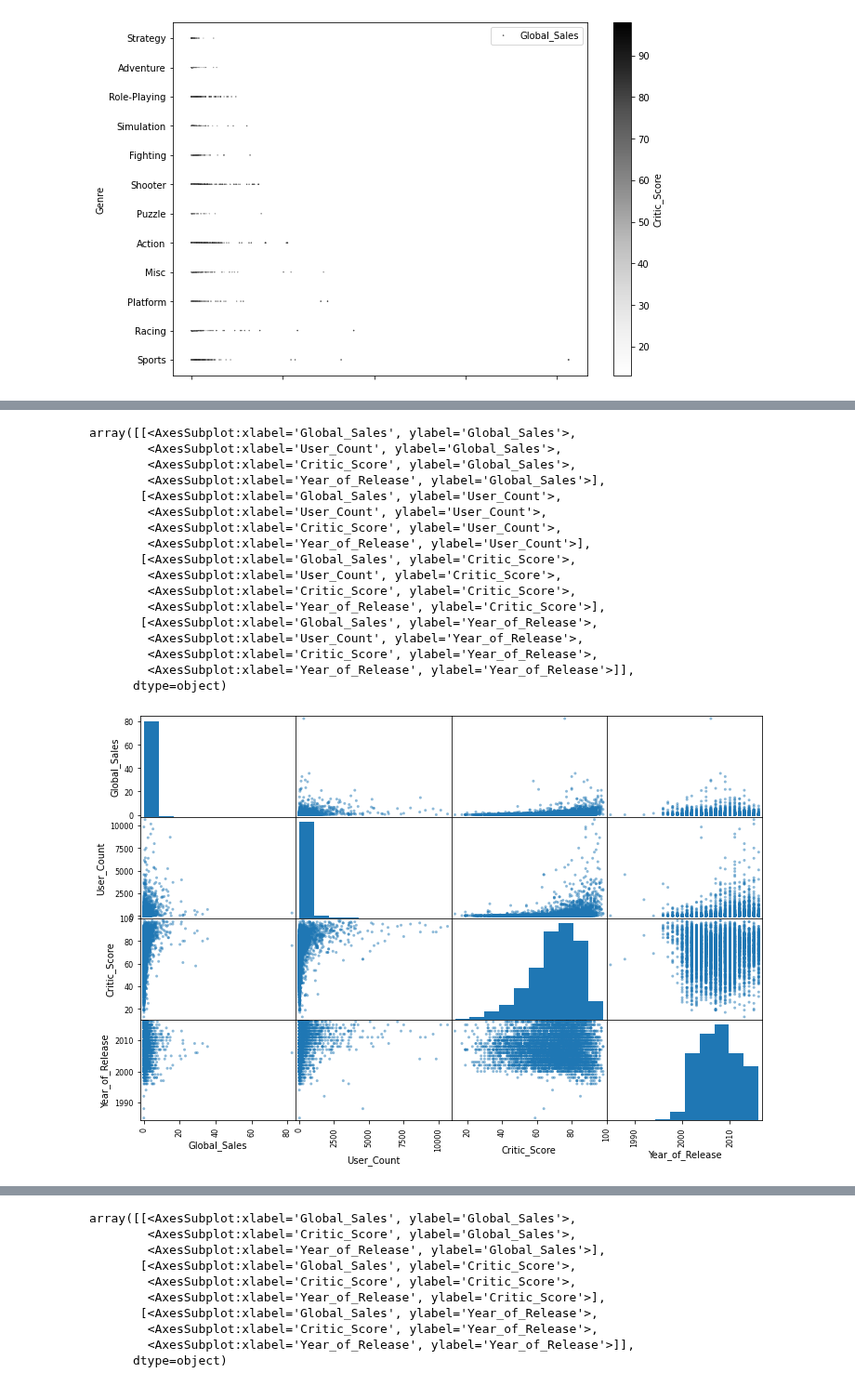
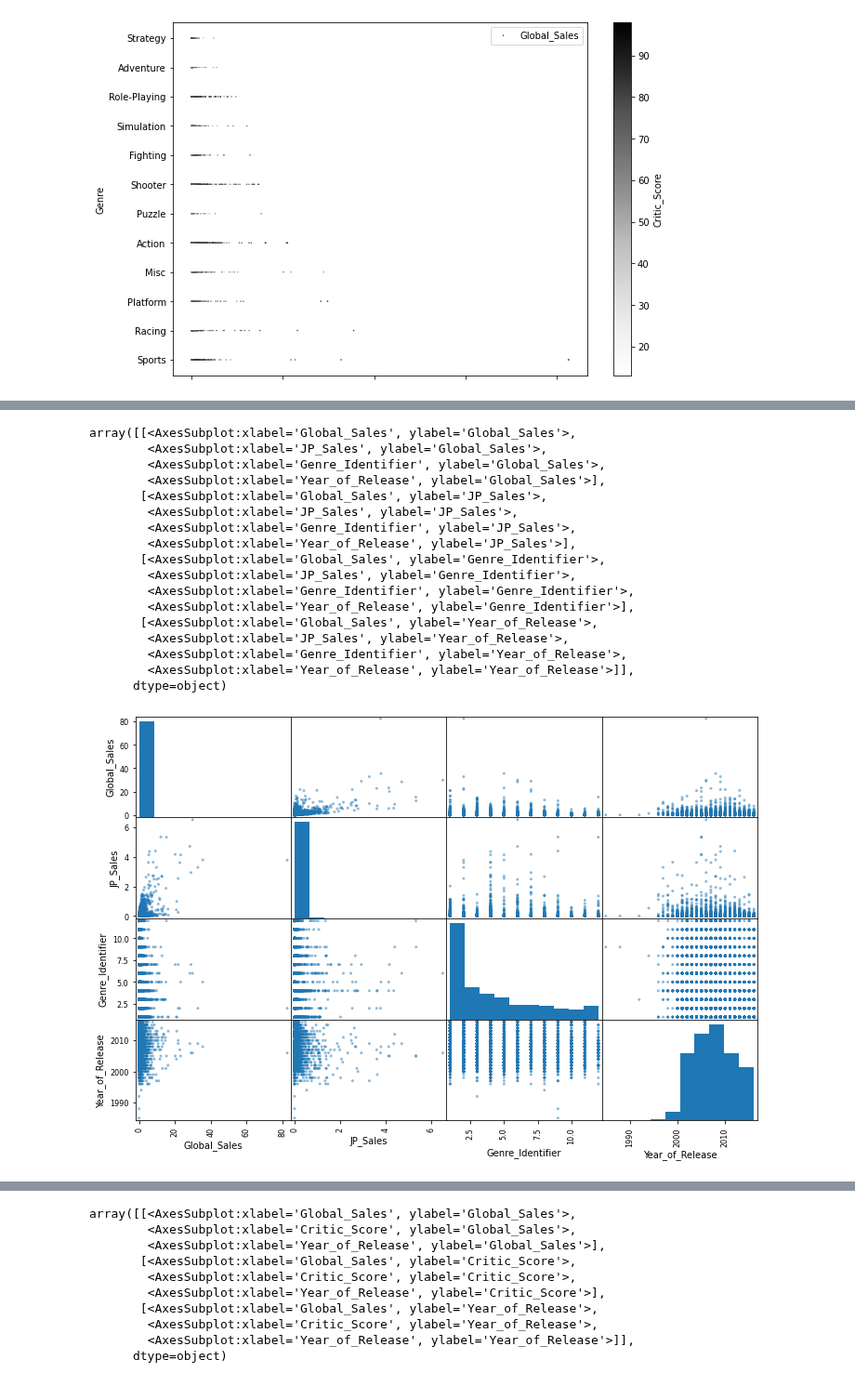
Before and after one commit to msadiq10/DMML-Group-15, a Jupyter notebook: group15-lab2.ipynb, the cells around one changed output, grey strips where cells are left out. Shown at 93% size. Drawn from its saved outputs; the diff is of its cells as text; code cells hidden in the pictures.

```diff
--- a/group15-lab2.ipynb
+++ b/group15-lab2.ipynb
@@ -222,27 +223,27 @@ Name: Global_Sales, dtype: float64
 # %%
 from pandas.plotting import scatter_matrix
 
-attributes = ["Global_Sales", "User_Count", "Critic_Score", "Year_of_Release"]
+attributes = ["Global_Sales", "JP_Sales", "Genre_Identifier", "Year_of_Release"]
 scatter_matrix(df[attributes], figsize=(12, 8))
 # Another way to check for correlation between attributes is to use the pandas scatter_matrix() function above
 # Here we choose to plot 4 promising  numerical attributes against each other
 # %% [output]
 array([[<AxesSubplot:xlabel='Global_Sales', ylabel='Global_Sales'>,
-        <AxesSubplot:xlabel='User_Count', ylabel='Global_Sales'>,
-        <AxesSubplot:xlabel='Critic_Score', ylabel='Global_Sales'>,
+        <AxesSubplot:xlabel='JP_Sales', ylabel='Global_Sales'>,
+        <AxesSubplot:xlabel='Genre_Identifier', ylabel='Global_Sales'>,
         <AxesSubplot:xlabel='Year_of_Release', ylabel='Global_Sales'>],
-       [<AxesSubplot:xlabel='Global_Sales', ylabel='User_Count'>,
-        <AxesSubplot:xlabel='User_Count', ylabel='User_Count'>,
-        <AxesSubplot:xlabel='Critic_Score', ylabel='User_Count'>,
-        <AxesSubplot:xlabel='Year_of_Release', ylabel='User_Count'>],
-       [<AxesSubplot:xlabel='Global_Sales', ylabel='Critic_Score'>,
-        <AxesSubplot:xlabel='User_Count', ylabel='Critic_Score'>,
-        <AxesSubplot:xlabel='Critic_Score', ylabel='Critic_Score'>,
-        <AxesSubplot:xlabel='Year_of_Release', ylabel='Critic_Score'>],
+       [<AxesSubplot:xlabel='Global_Sales', ylabel='JP_Sales'>,
+        <AxesSubplot:xlabel='JP_Sales', ylabel='JP_Sales'>,
+        <AxesSubplot:xlabel='Genre_Identifier', ylabel='JP_Sales'>,
+        <AxesSubplot:xlabel='Year_of_Release', ylabel='JP_Sales'>],
+       [<AxesSubplot:xlabel='Global_Sales', ylabel='Genre_Identifier'>,
+        <AxesSubplot:xlabel='JP_Sales', ylabel='Genre_Identifier'>,
+        <AxesSubplot:xlabel='Genre_Identifier', ylabel='Genre_Identifier'>,
+        <AxesSubplot:xlabel='Year_of_Release', ylabel='Genre_Identifier'>],
        [<AxesSubplot:xlabel='Global_Sales', ylabel='Year_of_Release'>,
-        <AxesSubplot:xlabel='User_Count', ylabel='Year_of_Release'>,
-        <AxesSubplot:xlabel='Critic_Score', ylabel='Year_of_Release'>,
+        <AxesSubplot:xlabel='JP_Sales', ylabel='Year_of_Release'>,
+        <AxesSubplot:xlabel='Genre_Identifier', ylabel='Year_of_Release'>,
         <AxesSubplot:xlabel='Year_of_Release', ylabel='Year_of_Release'>]],
       dtype=object)
-[figure, old version]
+[figure, new version]
 # %%
```
Also changed, not shown: parts of 6 cells of this notebook.
